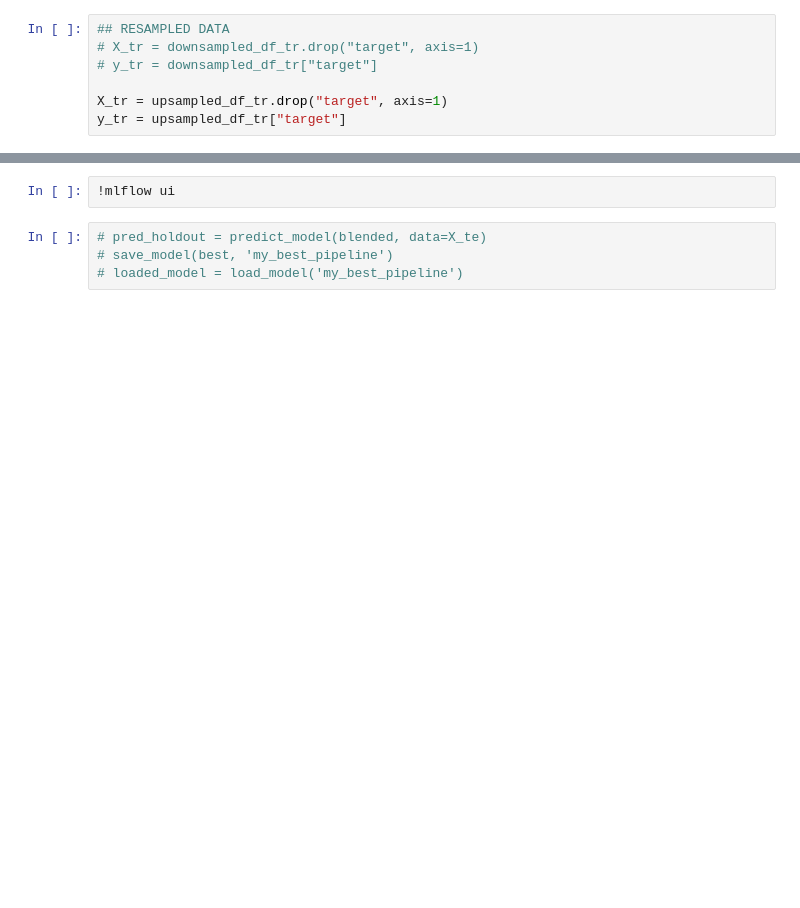
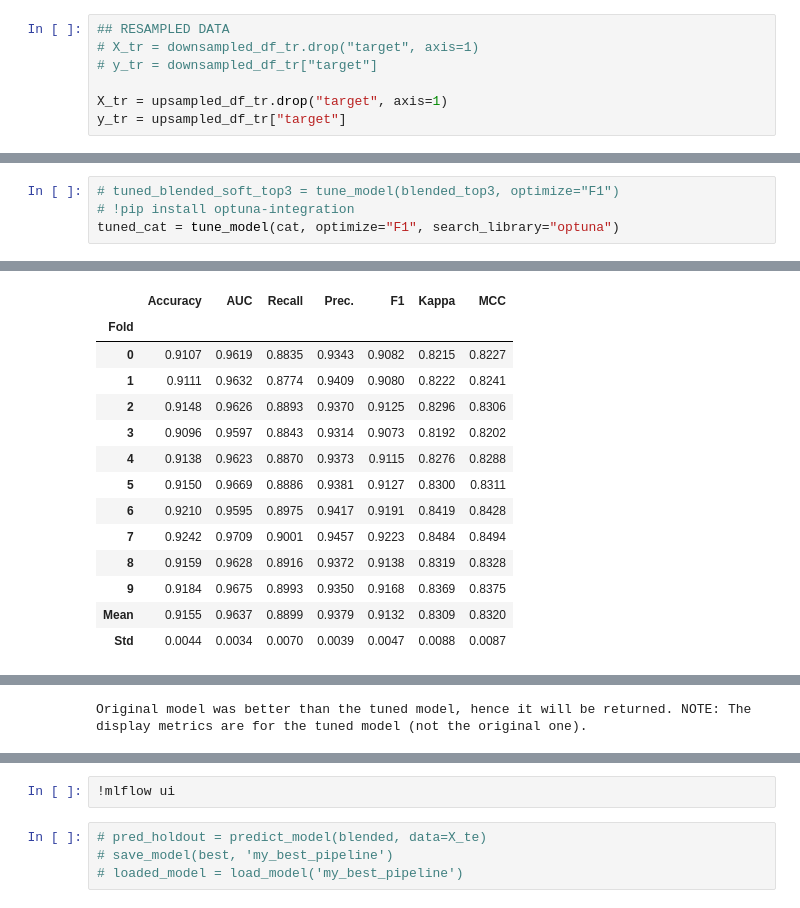
Before and after one commit to watchstep/YAIMERS, a Jupyter notebook: auto_ml.ipynb, the cells around one changed output, grey strips where cells are left out. Saved outputs shown, nothing was run; the diff lists cells and outputs as text; blank space fills up the shorter version.

```diff
--- a/auto_ml.ipynb
+++ b/auto_ml.ipynb
@@ -255,0 +386,5 @@ tuned_blended_soft_top3 = tune_model(blended_soft_top3, optimize="F1")
+# %%
+# tuned_blended_soft_top3 = tune_model(blended_top3, optimize="F1")
+# !pip install optuna-integration
+tuned_cat = tune_model(cat, optimize="F1", search_library="optuna")
+# %% [output]
@@ -255,0 +392,14 @@ tuned_blended_soft_top3 = tune_model(blended_soft_top3, optimize="F1")
+|  | Accuracy | AUC | Recall | Prec. | F1 | Kappa | MCC |
+| Fold |  |  |  |  |  |  |  |
+| 0 | 0.9107 | 0.9619 | 0.8835 | 0.9343 | 0.9082 | 0.8215 | 0.8227 |
+| 1 | 0.9111 | 0.9632 | 0.8774 | 0.9409 | 0.9080 | 0.8222 | 0.8241 |
+| 2 | 0.9148 | 0.9626 | 0.8893 | 0.9370 | 0.9125 | 0.8296 | 0.8306 |
+| 3 | 0.9096 | 0.9597 | 0.8843 | 0.9314 | 0.9073 | 0.8192 | 0.8202 |
+| 4 | 0.9138 | 0.9623 | 0.8870 | 0.9373 | 0.9115 | 0.8276 | 0.8288 |
+| 5 | 0.9150 | 0.9669 | 0.8886 | 0.9381 | 0.9127 | 0.8300 | 0.8311 |
+| 6 | 0.9210 | 0.9595 | 0.8975 | 0.9417 | 0.9191 | 0.8419 | 0.8428 |
+| 7 | 0.9242 | 0.9709 | 0.9001 | 0.9457 | 0.9223 | 0.8484 | 0.8494 |
+| 8 | 0.9159 | 0.9628 | 0.8916 | 0.9372 | 0.9138 | 0.8319 | 0.8328 |
+| 9 | 0.9184 | 0.9675 | 0.8993 | 0.9350 | 0.9168 | 0.8369 | 0.8375 |
+| Mean | 0.9155 | 0.9637 | 0.8899 | 0.9379 | 0.9132 | 0.8309 | 0.8320 |
+| Std | 0.0044 | 0.0034 | 0.0070 | 0.0039 | 0.0047 | 0.0088 | 0.0087 |
@@ -255,0 +407 @@ tuned_blended_soft_top3 = tune_model(blended_soft_top3, optimize="F1")
+Original model was better than the tuned model, hence it will be returned. NOTE: The display metrics are for the tuned model (not the original one).
```
Also changed, not shown: parts of 15 cells of this notebook, 6 other files.
